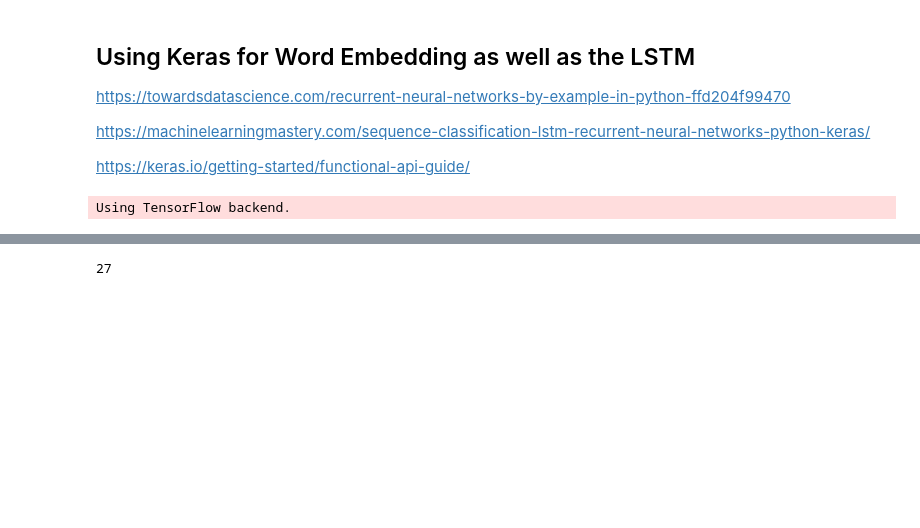
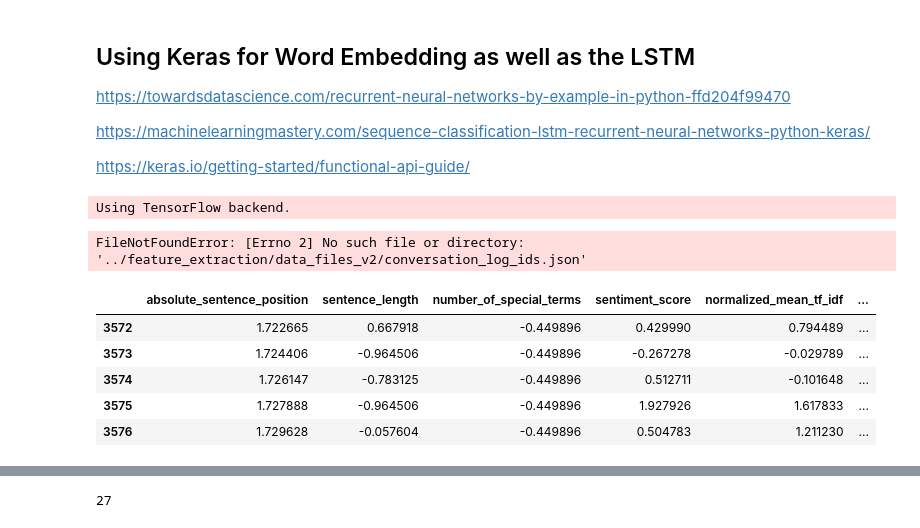
Before and after one commit to wcyn/gnue-chat-summarization, a Jupyter notebook: neural_net_models/Keras LSTM Recurrent Neural Network.ipynb, the cells around one changed output, grey strips where cells are left out. Cells and saved outputs as stored; diff of their text form; code cells hidden in the pictures; blank space fills up the shorter version.

Commit message:
Adjust style and include neural net models

```diff
--- a/neural_net_models/Keras LSTM Recurrent Neural Network.ipynb
+++ b/neural_net_models/Keras LSTM Recurrent Neural Network.ipynb
@@ -39,3 +33,16 @@ summarized_chat_features_filename = join(FEATURES_DIR, "summarized_chats_feature
+# %%
+processed_data = get_processed_data_sets_for_model()
+# %% [output]
+FileNotFoundError: [Errno 2] No such file or directory: '../feature_extraction/data_files_v2/conversation_log_ids.json'
+# %%
+processed_data[0]["validation_features_X"].tail()
+# %% [output]
+|  | absolute_sentence_position | sentence_length | number_of_special_terms | sentiment_score | normalized_mean_tf_idf | ... |
+| 3572 | 1.722665 | 0.667918 | -0.449896 | 0.429990 | 0.794489 | ... |
+| 3573 | 1.724406 | -0.964506 | -0.449896 | -0.267278 | -0.029789 | ... |
+| 3574 | 1.726147 | -0.783125 | -0.449896 | 0.512711 | -0.101648 | ... |
+| 3575 | 1.727888 | -0.964506 | -0.449896 | 1.927926 | 1.617833 | ... |
+| 3576 | 1.729628 | -0.057604 | -0.449896 | 0.504783 | 1.211230 | ... |
 # %%
 keep_rows = []
 # def keep(rows):
```
Also changed, not shown: parts of 3 cells of this notebook, 20 other files.
